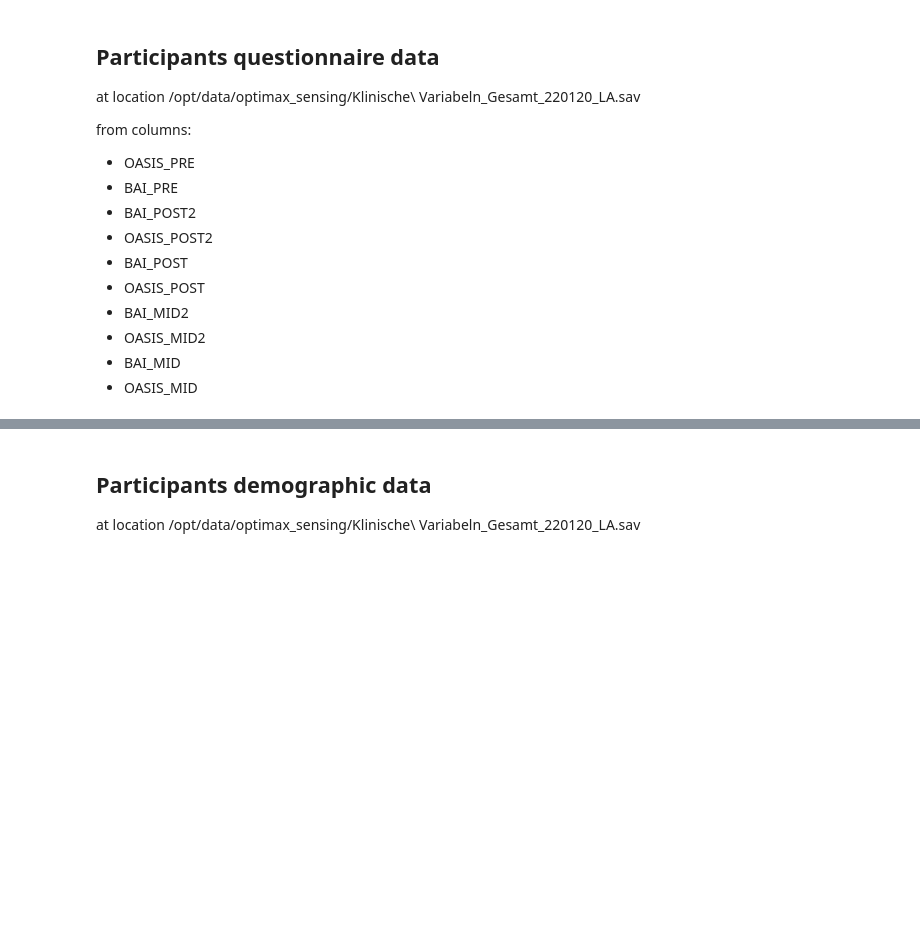
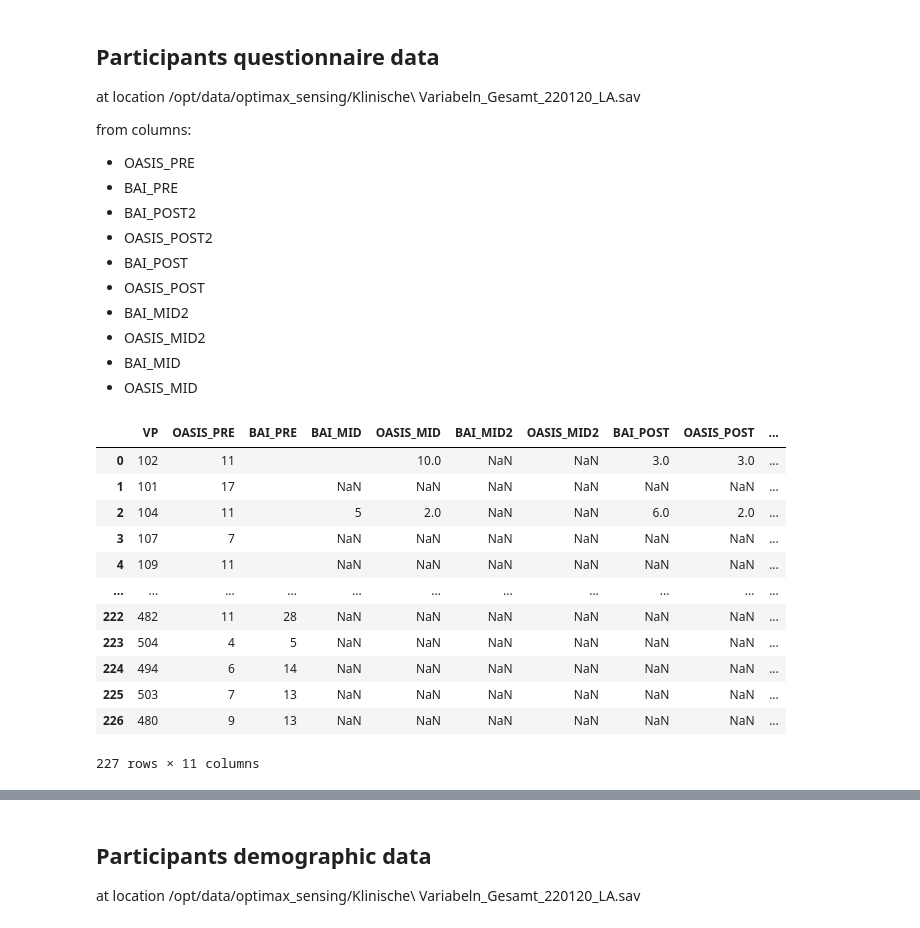
Before and after one commit to trelium/OPTIMAX-sensing, a Jupyter notebook: src/data/targets_wrangling.ipynb, the cells around one changed output, grey strips where cells are left out. Cells and saved outputs as stored; diff of their text form; code cells hidden in the pictures; blank space fills up the shorter version.

```diff
--- a/src/data/targets_wrangling.ipynb
+++ b/src/data/targets_wrangling.ipynb
@@ -30,0 +47,17 @@ def create_df(path):
+# %%
+df = create_quest_df()
+df
+# %% [output]
+|  | VP | OASIS_PRE | BAI_PRE | BAI_MID | OASIS_MID | BAI_MID2 | OASIS_MID2 | BAI_POST | OASIS_POST | ... |
+| 0 | 102 | 11 |  |  | 10.0 | NaN | NaN | 3.0 | 3.0 | ... |
+| 1 | 101 | 17 |  | NaN | NaN | NaN | NaN | NaN | NaN | ... |
+| 2 | 104 | 11 |  | 5 | 2.0 | NaN | NaN | 6.0 | 2.0 | ... |
+| 3 | 107 | 7 |  | NaN | NaN | NaN | NaN | NaN | NaN | ... |
+| 4 | 109 | 11 |  | NaN | NaN | NaN | NaN | NaN | NaN | ... |
+| ... | ... | ... | ... | ... | ... | ... | ... | ... | ... | ... |
+| 222 | 482 | 11 | 28 | NaN | NaN | NaN | NaN | NaN | NaN | ... |
+| 223 | 504 | 4 | 5 | NaN | NaN | NaN | NaN | NaN | NaN | ... |
+| 224 | 494 | 6 | 14 | NaN | NaN | NaN | NaN | NaN | NaN | ... |
+| 225 | 503 | 7 | 13 | NaN | NaN | NaN | NaN | NaN | NaN | ... |
+| 226 | 480 | 9 | 13 | NaN | NaN | NaN | NaN | NaN | NaN | ... |
+227 rows × 11 columns
```
Also changed, not shown: parts of 12 cells of this notebook, 1 other file.
